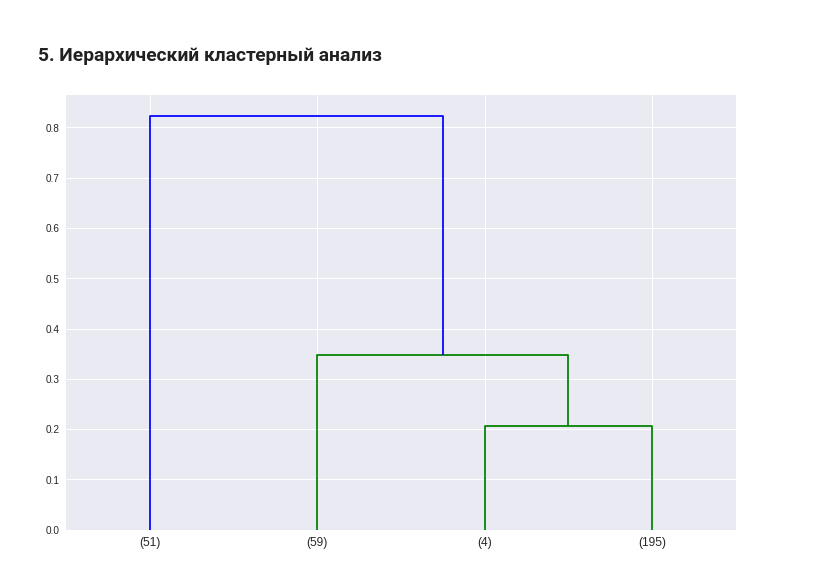
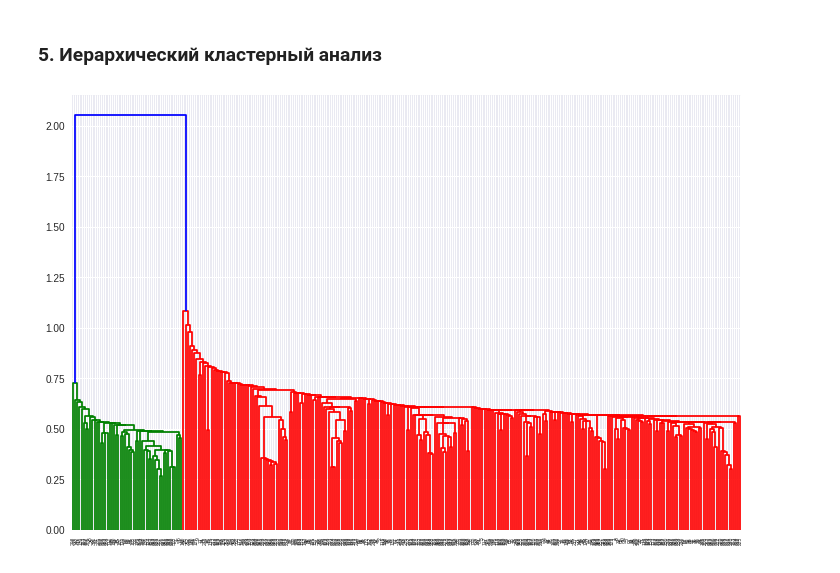
Before and after one commit to mikeedi/Data_analysis, a Jupyter notebook: Cluster/cluster.ipynb, the cells around one changed output. Drawn from its saved outputs; the diff is of its cells as text; code cells hidden in the pictures.

```diff
--- a/Cluster/cluster.ipynb
+++ b/Cluster/cluster.ipynb
@@ -367,10 +367,10 @@ plt.scatter(X_pca[:,0], X_pca[:,1], c=ap.labels_,
 from scipy.cluster import hierarchy
 from scipy.spatial.distance import pdist
 # %%
-distance_mat = pdist(X_scale, 'cosine') # pdist посчитает нам верхний треугольник матрицы попарных расстояний
+distance_mat = pdist(np.array(X_scale)) # pdist посчитает нам верхний треугольник матрицы попарных расстояний
 
-Z = hierarchy.linkage(distance_mat, 'complete', metric='cosine') # linkage — реализация агломеративного алгоритма
+Z = hierarchy.linkage(distance_mat) # linkage — реализация агломеративного алгоритма
 # %%
-dn = hierarchy.dendrogram(Z, labels=y.unique(), p=4, truncate_mode='lastp')
+dn = hierarchy.dendrogram(Z)
 # %% [output]
-[figure, old version]
+[figure, new version]
```
Also changed, not shown: parts of 20 cells of this notebook.
